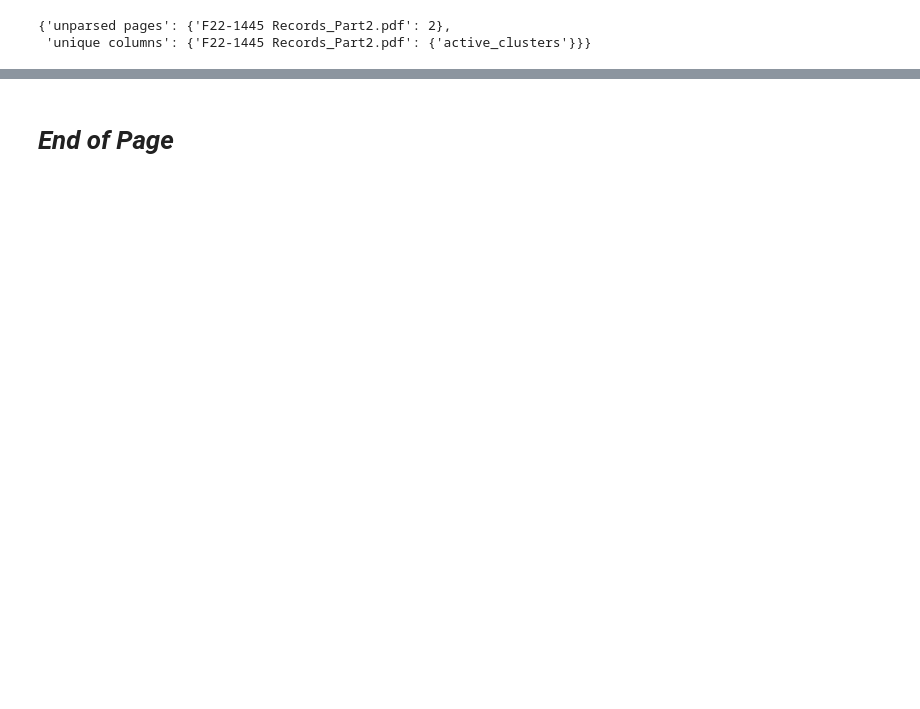
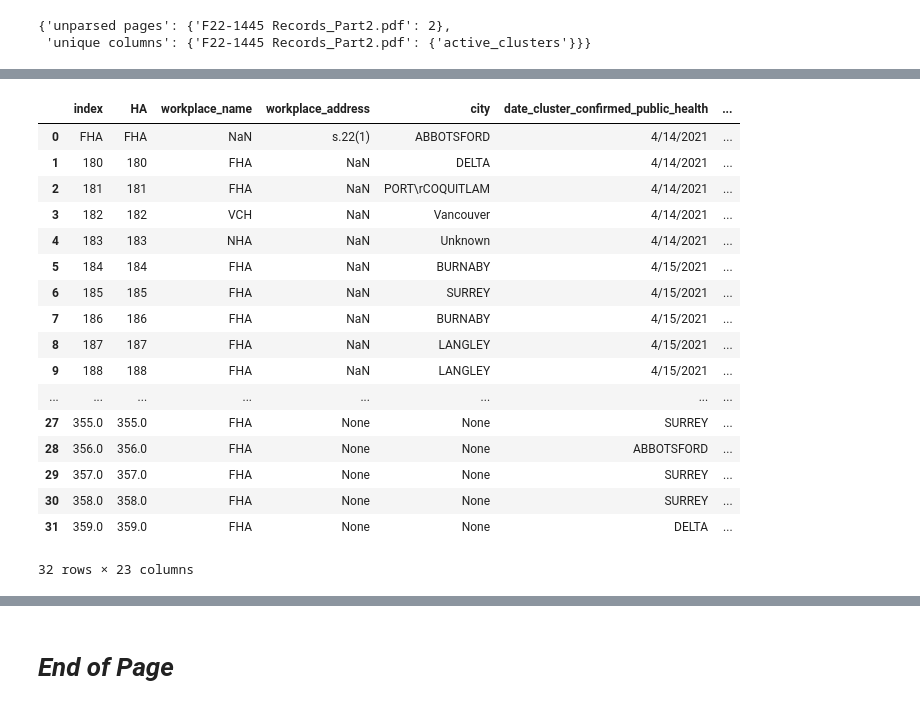
Before and after one commit to silvhua/BC-Covid-workplace-closures, a Jupyter notebook: notebooks/2023-03-23 parse PDF.ipynb, the cells around one changed output, grey strips where cells are left out. Cells and saved outputs as stored; diff of their text form; code cells hidden in the pictures; blank space fills up the shorter version.

```diff
--- a/notebooks/2023-03-23 parse PDF.ipynb
+++ b/notebooks/2023-03-23 parse PDF.ipynb
@@ -1946,0 +2468,23 @@ reference
+# %%
+dfs1[1].iloc[:,1:] = dfs1[1].iloc[:,:-1]
+# %%
+dfs1[1]
+# %% [output]
+|  | index | HA | workplace_name | workplace_address | city | date_cluster_confirmed_public_health | ... |
+| 0 | FHA | FHA | NaN | s.22(1) | ABBOTSFORD | 4/14/2021 | ... |
+| 1 | 180 | 180 | FHA | NaN | DELTA | 4/14/2021 | ... |
+| 2 | 181 | 181 | FHA | NaN | PORT\rCOQUITLAM | 4/14/2021 | ... |
+| 3 | 182 | 182 | VCH | NaN | Vancouver | 4/14/2021 | ... |
+| 4 | 183 | 183 | NHA | NaN | Unknown | 4/14/2021 | ... |
+| 5 | 184 | 184 | FHA | NaN | BURNABY | 4/15/2021 | ... |
+| 6 | 185 | 185 | FHA | NaN | SURREY | 4/15/2021 | ... |
+| 7 | 186 | 186 | FHA | NaN | BURNABY | 4/15/2021 | ... |
+| 8 | 187 | 187 | FHA | NaN | LANGLEY | 4/15/2021 | ... |
+| 9 | 188 | 188 | FHA | NaN | LANGLEY | 4/15/2021 | ... |
+| ... | ... | ... | ... | ... | ... | ... | ... |
+| 27 | 355.0 | 355.0 | FHA | None | None | SURREY | ... |
+| 28 | 356.0 | 356.0 | FHA | None | None | ABBOTSFORD | ... |
+| 29 | 357.0 | 357.0 | FHA | None | None | SURREY | ... |
+| 30 | 358.0 | 358.0 | FHA | None | None | SURREY | ... |
+| 31 | 359.0 | 359.0 | FHA | None | None | DELTA | ... |
+32 rows × 23 columns
```
Also changed, not shown: parts of 19 cells of this notebook.
